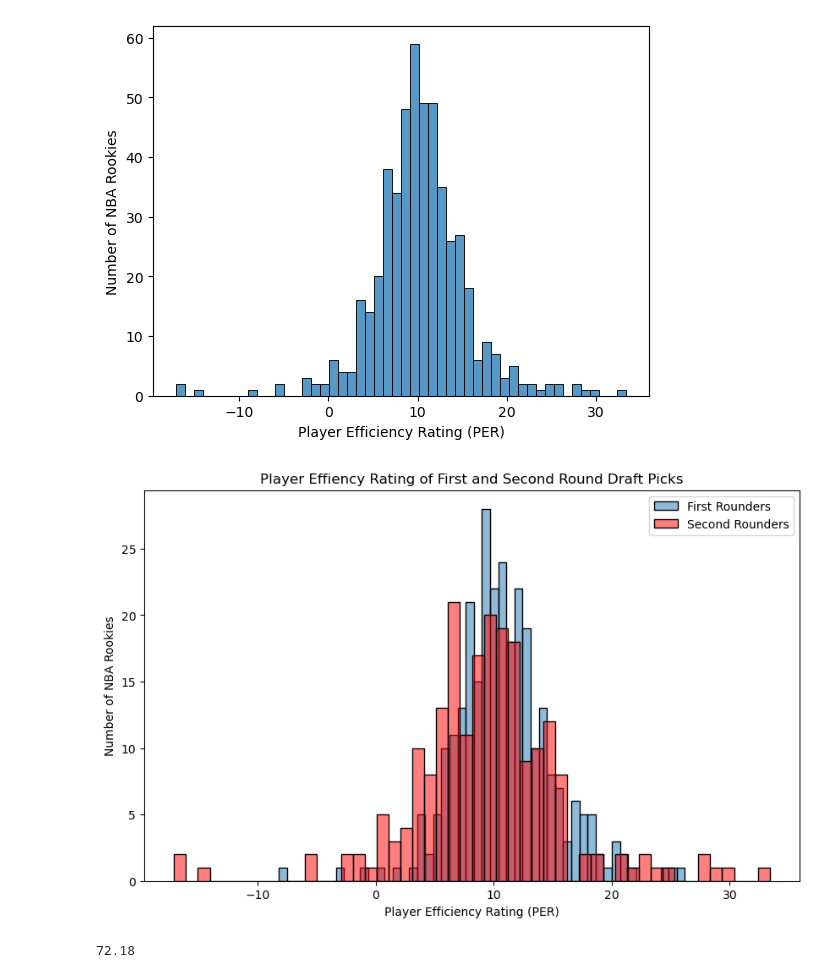
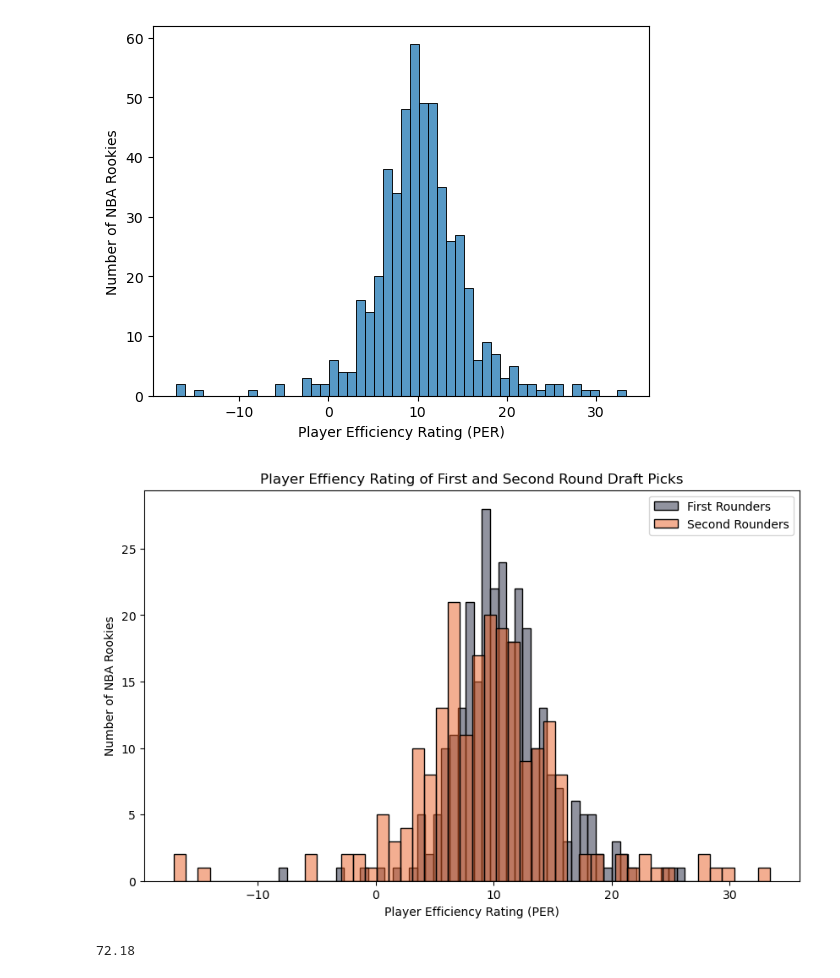
Before and after one commit to Zavello/capstone_DA12_NBA, a Jupyter notebook: notebooks/all_draft_class.ipynb, the cells around one changed output. Saved outputs shown, nothing was run; the diff lists cells and outputs as text; code cells hidden in the pictures.

```diff
--- a/notebooks/all_draft_class.ipynb
+++ b/notebooks/all_draft_class.ipynb
@@ -105,23 +133,24 @@ second = drop_injuries[drop_injuries['PICK'] > 30]
 # %%
 # Create a figure and axis
 plt.figure(figsize=(10, 6))
 
 # Plot the first histogram
-sns.histplot(data=first, x='PER', bins=50, alpha=0.5, label='First Rounders')
+sns.histplot(data=first, x='PER', bins=50, color = '#242841', alpha=0.5, label='First Rounders')
 
 # Plot the second histogram
-sns.histplot(data=second, x = 'PER', bins=50, color='red', alpha=0.5, label='Second Rounders')
+sns.histplot(data=second, x = 'PER', bins=50, color='#E95E24', alpha=0.5, label='Second Rounders')
 
 # Add labels and legend
 plt.ylabel('Number of NBA Rookies')
 plt.xlabel('Player Efficiency Rating (PER)')
 plt.title('Player Effiency Rating of First and Second Round Draft Picks')
 plt.legend()
 
 # Show the plot
+plt.savefig(r'C:\da12\projects\capstone\capstone_DA12_NBA\first_second_round_comp.jpg')
 plt.show()
 # %% [output]
-[figure, old version]
+[figure, new version]
 # %%
 below_avg = rookies_eff[rookies_eff['PER'] < 15]
 pct = round((len(below_avg)/len(rookies_eff))*100, 2)
```
Also changed, not shown: parts of 6 cells of this notebook, 5 other files.
